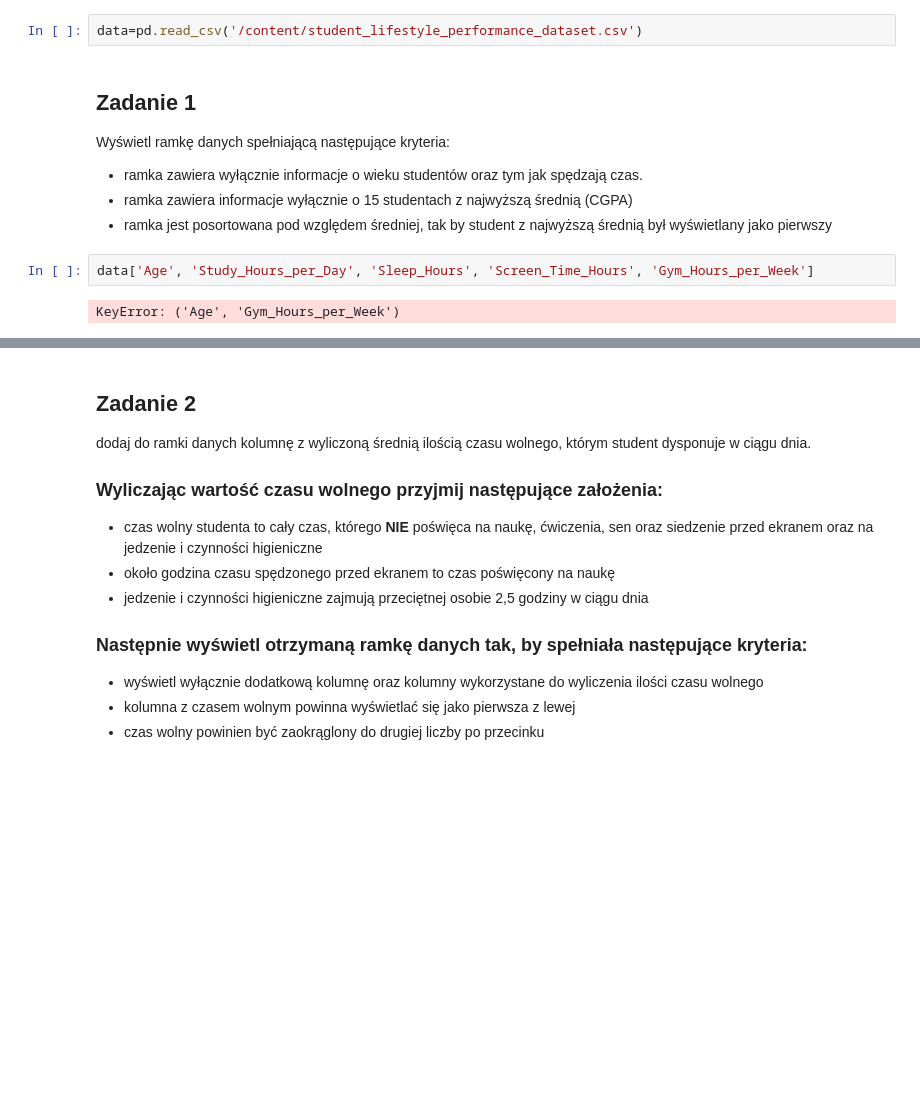
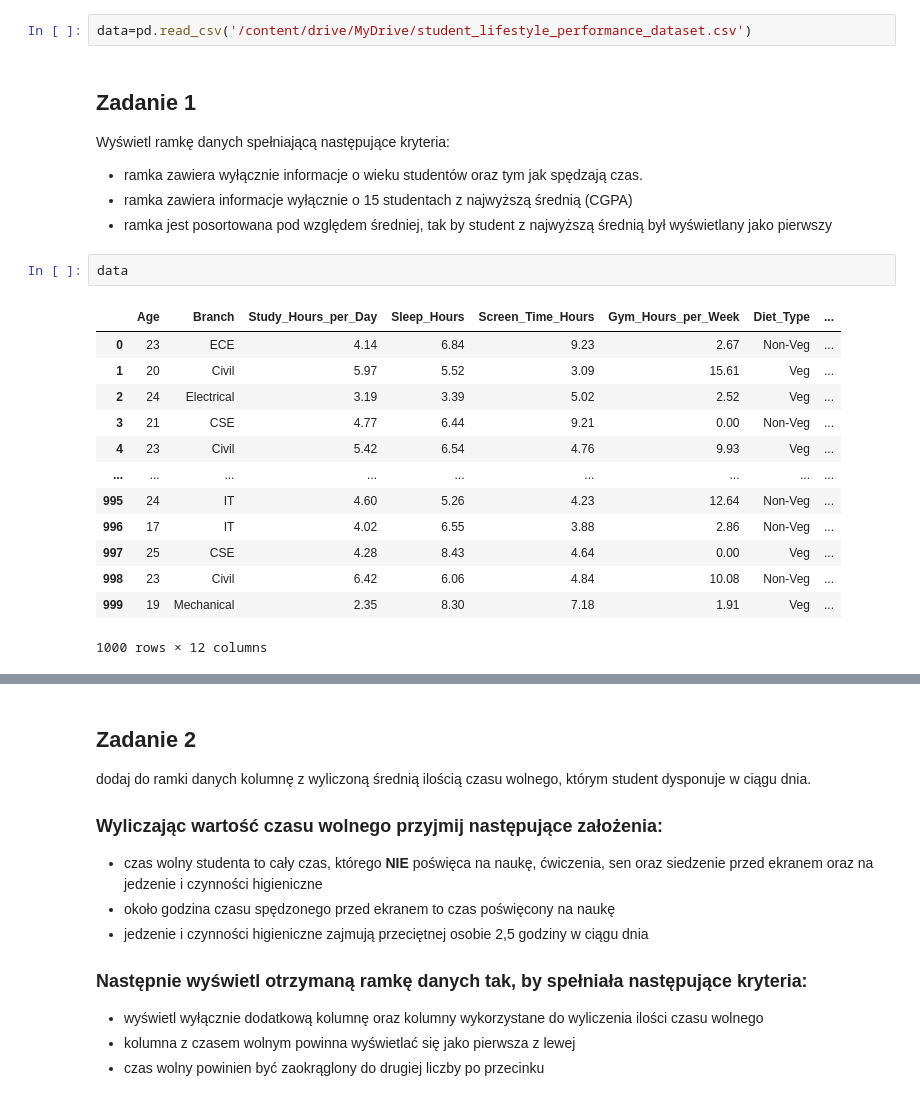
Before and after one commit to Zajecia-na-PWr-LR/lista-1-szyjac7457, a Jupyter notebook: UczenieMaszynowe_25_26_Lista1.ipynb, the cells around one changed output, grey strips where cells are left out. Cells and saved outputs as stored; diff of their text form; blank space fills up the shorter version.

```diff
--- a/UczenieMaszynowe_25_26_Lista1.ipynb
+++ b/UczenieMaszynowe_25_26_Lista1.ipynb
@@ -53,14 +53,26 @@ drive.mount('/content/drive')
 # %% [output]
 Drive already mounted at /content/drive; to attempt to forcibly remount, call drive.mount("/content/drive", force_remount=True).
 # %%
-data=pd.read_csv('/content/student_lifestyle_performance_dataset.csv')
+data=pd.read_csv('/content/drive/MyDrive/student_lifestyle_performance_dataset.csv')
 # %% [markdown]
 ## Zadanie 1
 Wyświetl ramkę danych spełniającą następujące kryteria:
 - ramka zawiera wyłącznie informacje o wieku studentów oraz tym jak spędzają czas.
 - ramka zawiera informacje wyłącznie o 15 studentach z najwyższą średnią (CGPA)
 - ramka jest posortowana pod względem średniej, tak by student z najwyższą średnią był wyświetlany jako pierwszy
-# %%
-data['Age', 'Study_Hours_per_Day', 'Sleep_Hours', 'Screen_Time_Hours', 'Gym_Hours_per_Week']
-# %% [output]
-KeyError: ('Age', 'Gym_Hours_per_Week')
+# %%
+data
+# %% [output]
+|  | Age | Branch | Study_Hours_per_Day | Sleep_Hours | Screen_Time_Hours | Gym_Hours_per_Week | Diet_Type | ... |
+| 0 | 23 | ECE | 4.14 | 6.84 | 9.23 | 2.67 | Non-Veg | ... |
+| 1 | 20 | Civil | 5.97 | 5.52 | 3.09 | 15.61 | Veg | ... |
+| 2 | 24 | Electrical | 3.19 | 3.39 | 5.02 | 2.52 | Veg | ... |
+| 3 | 21 | CSE | 4.77 | 6.44 | 9.21 | 0.00 | Non-Veg | ... |
+| 4 | 23 | Civil | 5.42 | 6.54 | 4.76 | 9.93 | Veg | ... |
+| ... | ... | ... | ... | ... | ... | ... | ... | ... |
+| 995 | 24 | IT | 4.60 | 5.26 | 4.23 | 12.64 | Non-Veg | ... |
+| 996 | 17 | IT | 4.02 | 6.55 | 3.88 | 2.86 | Non-Veg | ... |
+| 997 | 25 | CSE | 4.28 | 8.43 | 4.64 | 0.00 | Veg | ... |
+| 998 | 23 | Civil | 6.42 | 6.06 | 4.84 | 10.08 | Non-Veg | ... |
+| 999 | 19 | Mechanical | 2.35 | 8.30 | 7.18 | 1.91 | Veg | ... |
+1000 rows × 12 columns
```
Also changed, not shown: parts of 2 cells of this notebook.
